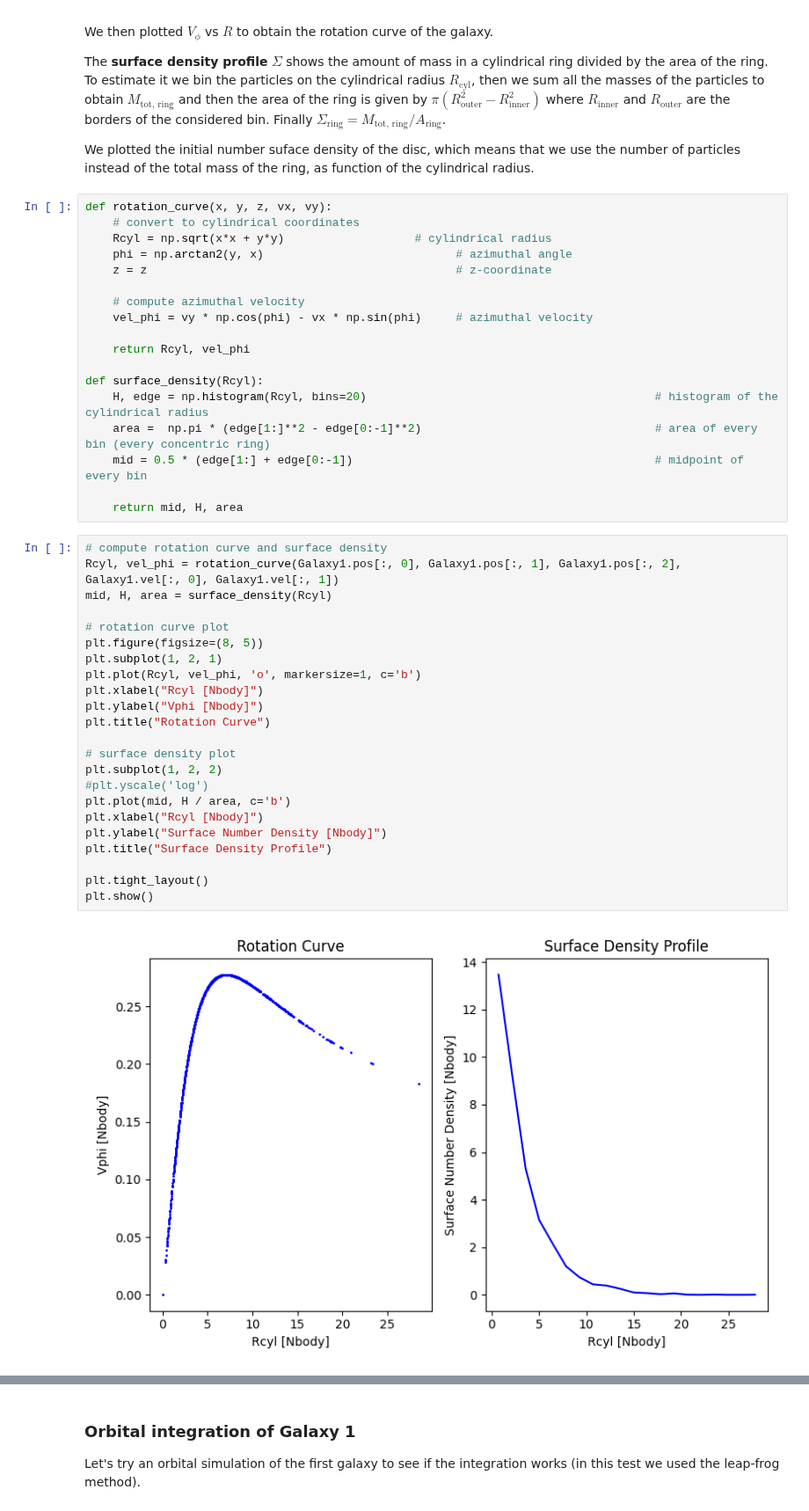
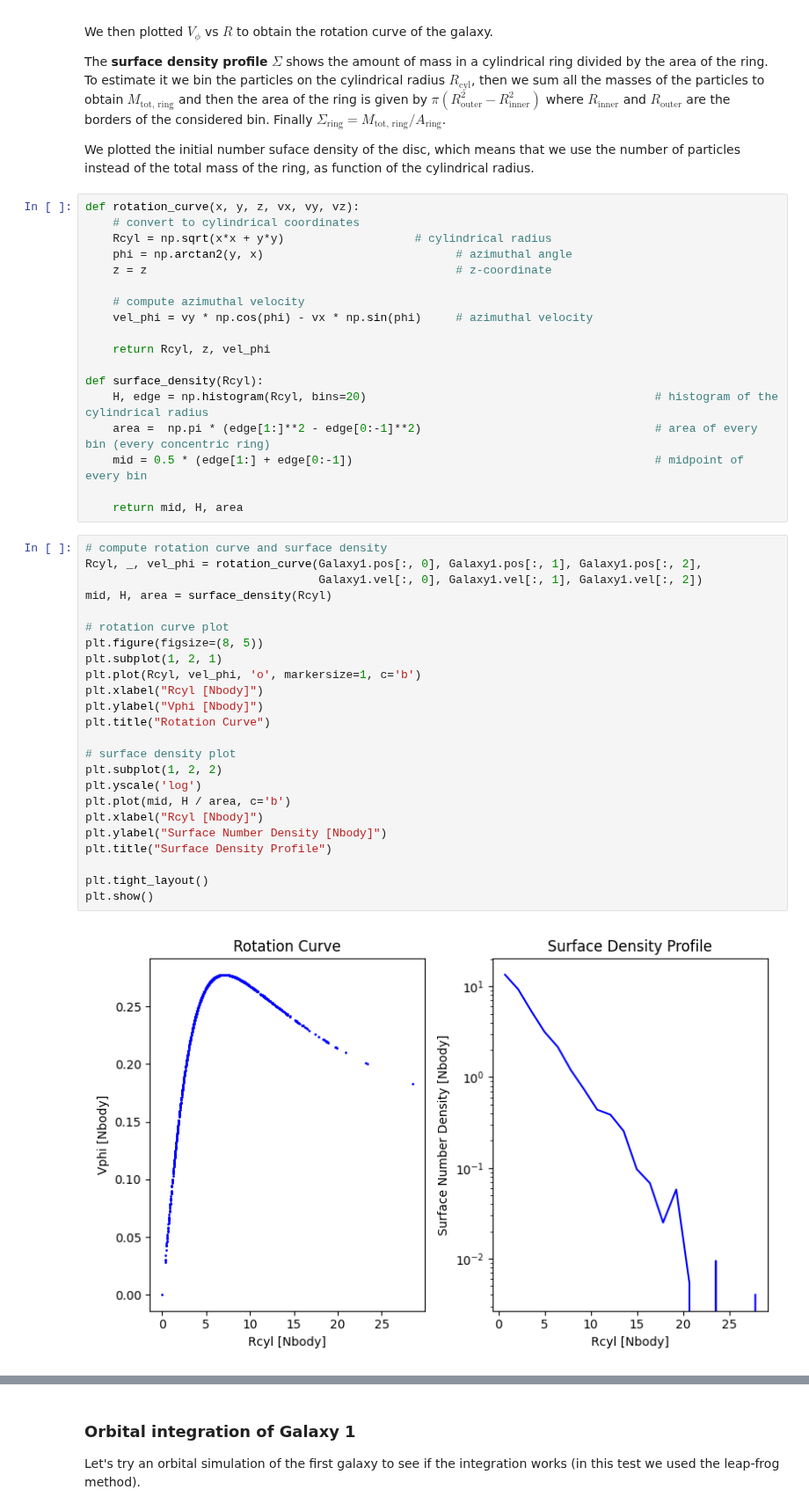
Before and after one commit to giadaaggio/compastro_23, a Jupyter notebook: GAMALOS/gamalos_giada.ipynb, the cells around one changed output, grey strips where cells are left out. Shown at 88% size. Drawn from its saved outputs; the diff is of its cells as text.

Commit message:
new plots for evolution rotcurve

```diff
--- a/GAMALOS/gamalos_giada.ipynb
+++ b/GAMALOS/gamalos_giada.ipynb
@@ -112,7 +112,7 @@ The **surface density profile** $\Sigma$ shows the amount of mass in a cylindric
 
 We plotted the initial number suface density of the disc, which means that we use the number of particles instead of the total mass of the ring, as function of the cylindrical radius.
 # %%
-def rotation_curve(x, y, z, vx, vy):
+def rotation_curve(x, y, z, vx, vy, vz):
     # convert to cylindrical coordinates
     Rcyl = np.sqrt(x*x + y*y)                   # cylindrical radius
     phi = np.arctan2(y, x)                            # azimuthal angle
@@ -121,7 +121,7 @@ def rotation_curve(x, y, z, vx, vy):
     # compute azimuthal velocity
     vel_phi = vy * np.cos(phi) - vx * np.sin(phi)     # azimuthal velocity
 
-    return Rcyl, vel_phi
+    return Rcyl, z, vel_phi
 
 def surface_density(Rcyl):
     H, edge = np.histogram(Rcyl, bins=20)                                          # histogram of the cylindrical radius
@@ -131,26 +131,27 @@ def surface_density(Rcyl):
     return mid, H, area
 # %%
 # compute rotation curve and surface density
-Rcyl, vel_phi = rotation_curve(Galaxy1.pos[:, 0], Galaxy1.pos[:, 1], Galaxy1.pos[:, 2], Galaxy1.vel[:, 0], Galaxy1.vel[:, 1])
+Rcyl, _, vel_phi = rotation_curve(Galaxy1.pos[:, 0], Galaxy1.pos[:, 1], Galaxy1.pos[:, 2],
+                                  Galaxy1.vel[:, 0], Galaxy1.vel[:, 1], Galaxy1.vel[:, 2])
 mid, H, area = surface_density(Rcyl)
 
 # rotation curve plot
 plt.figure(figsize=(8, 5))
 plt.subplot(1, 2, 1)
 plt.plot(Rcyl, vel_phi, 'o', markersize=1, c='b')
 plt.xlabel("Rcyl [Nbody]")
 plt.ylabel("Vphi [Nbody]")
 plt.title("Rotation Curve")
 
 # surface density plot
 plt.subplot(1, 2, 2)
-#plt.yscale('log')
+plt.yscale('log')
 plt.plot(mid, H / area, c='b')
 plt.xlabel("Rcyl [Nbody]")
 plt.ylabel("Surface Number Density [Nbody]")
 plt.title("Surface Density Profile")
 
 plt.tight_layout()
 plt.show()
 # %% [output]
-[figure, old version]
+[figure, new version]
```
Also changed, not shown: parts of 21 cells of this notebook, 2 other files.
